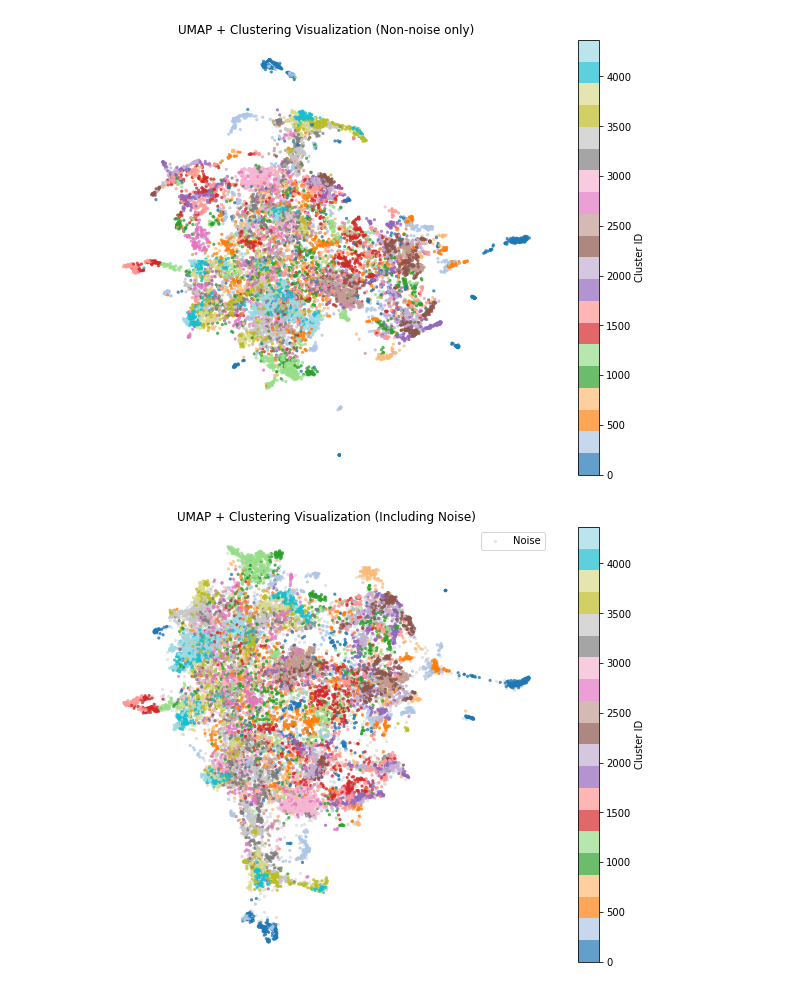
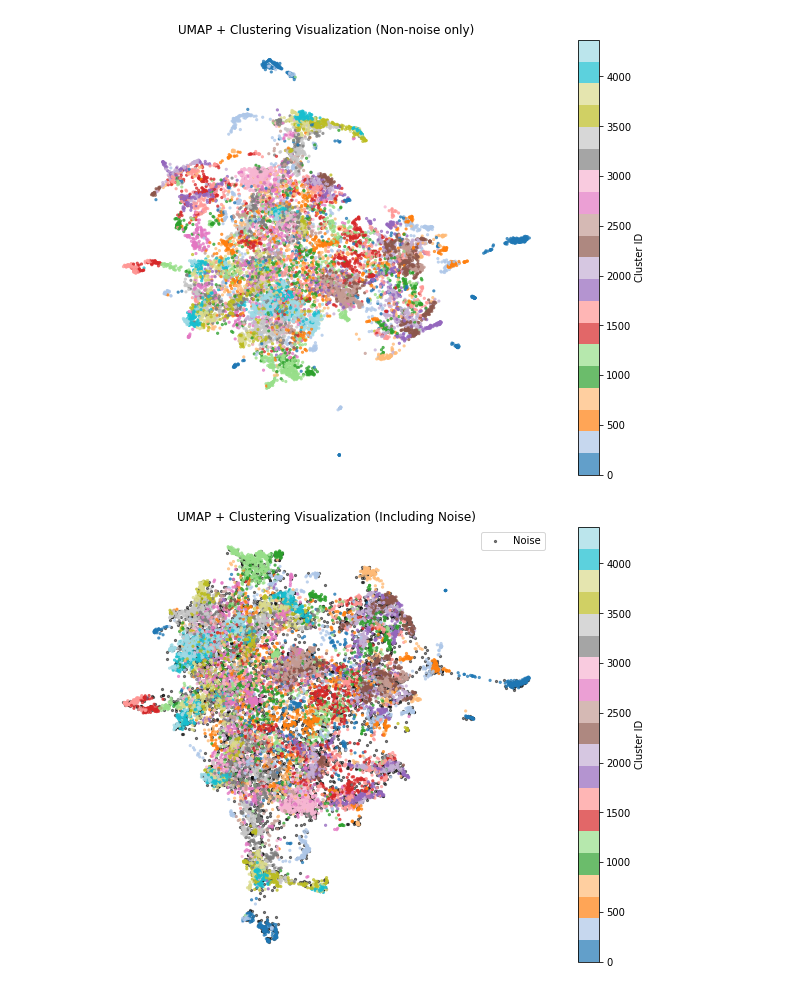
Before and after one commit to babli18/comment-classifier, a Jupyter notebook: clustering.ipynb, the cells around one changed output. Cells and saved outputs as stored; diff of their text form; code cells hidden in the pictures.

```diff
--- a/clustering.ipynb
+++ b/clustering.ipynb
@@ -318,32 +318,32 @@ is_noise = clusters == -1
 not_noise = clusters != -1
 
 # Step 3: Plot — first noise, then clusters
 plt.figure(figsize=(10, 8))
 
 # Plot noise in light gray
 plt.scatter(
     embedding_2d[is_noise, 0],
     embedding_2d[is_noise, 1],
-    c='lightgray',
+    c='black',
     s=5,
     alpha=0.5,
     label='Noise'
 )
 
 # Plot real clusters with colormap
 plt.scatter(
     embedding_2d[not_noise, 0],
     embedding_2d[not_noise, 1],
     c=clusters[not_noise],
     cmap='tab20',
     s=5,
     alpha=0.7
 )
 
 plt.title("UMAP + Clustering Visualization (Including Noise)")
 plt.axis("off")
 plt.legend()
 plt.colorbar(label="Cluster ID")
 plt.show()
 # %% [output]
-[figure, old version]
+[figure, new version]
```
Also changed, not shown: parts of 4 cells of this notebook, 11 other files.
